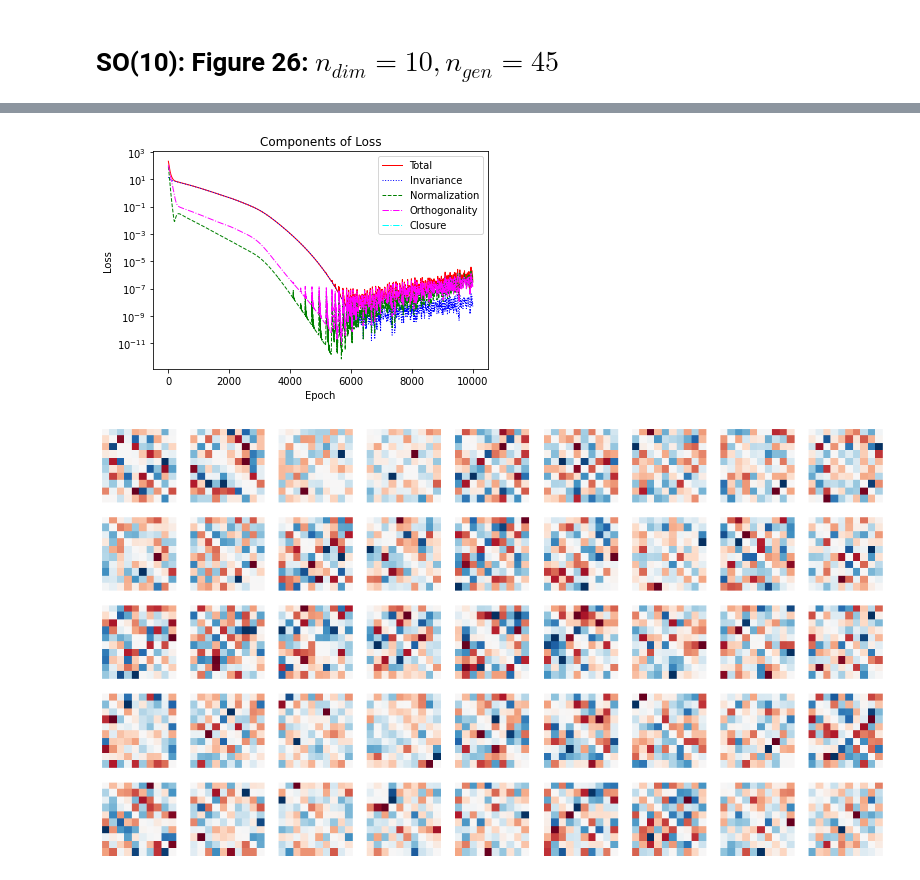
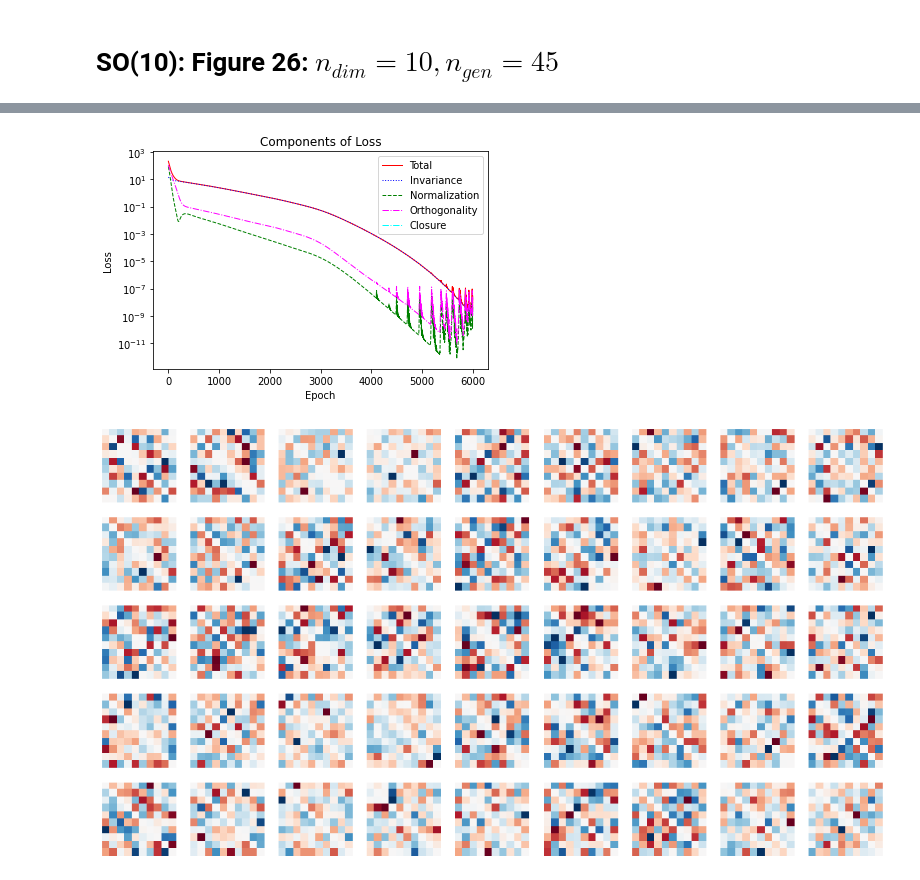
Before and after one commit to royforestano/Deep_Learning_Symmetries, a Jupyter notebook: Deep_Learning_Symmetries_and_Their_Lie_Groups_Algebras_Subalgebras_from_First_Principles/sym_demo.ipynb, the cells around one changed output, grey strips where cells are left out. Drawn from its saved outputs; the diff is of its cells as text; code cells hidden in the pictures.

```diff
--- a/Deep_Learning_Symmetries_and_Their_Lie_Groups_Algebras_Subalgebras_from_First_Principles/sym_demo.ipynb
+++ b/Deep_Learning_Symmetries_and_Their_Lie_Groups_Algebras_Subalgebras_from_First_Principles/sym_demo.ipynb
@@ -1551,7 +1448,7 @@ n_gen   = 45    #int(n_dim*(n_dim-1)/2)
 n_com   = int(n_gen*(n_gen-1)/2)
 eps     = 1e-3
 lr      = 1e-3
-epochs  = 10000
+epochs  = 6000
 oracle = oracle_norm
 
 # Set Random Seeds
@@ -1573,5 +1470,5 @@ Total Time: 1737.77398086
 Complete.
-[figure, old version]
+[figure, new version]
 # %%
 figsizeg = (16,9)
 rows = 5
```
Also changed, not shown: parts of 66 cells of this notebook, 2 other files.
